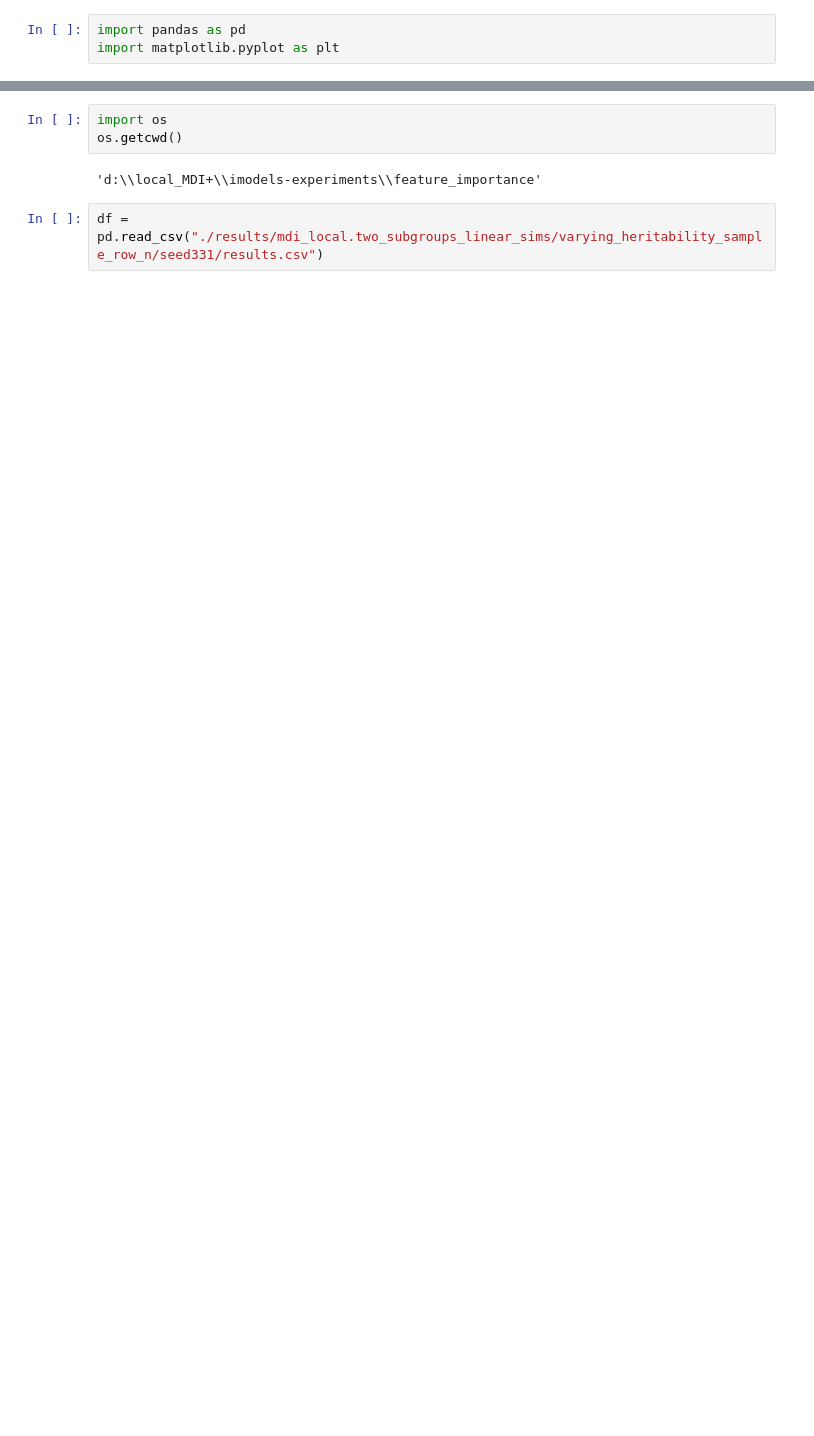
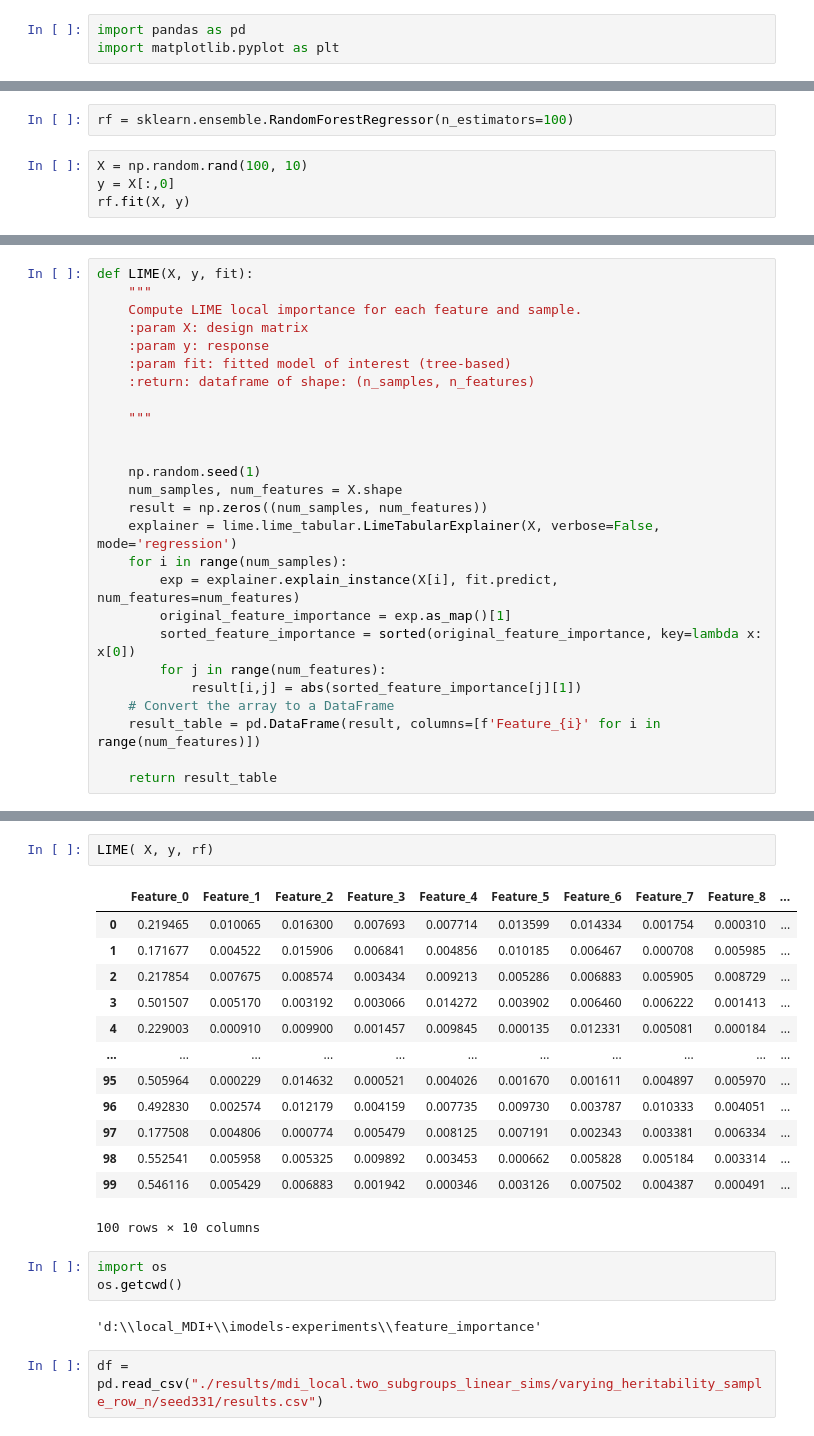
Before and after one commit to Yu-Group/imodels-experiments, a Jupyter notebook: feature_importance/local_MDI_plus_visulization.ipynb, the cells around one changed output, grey strips where cells are left out. Cells and saved outputs as stored; diff of their text form; blank space fills up the shorter version.

Commit message:
Update of Lime, etc

```diff
--- a/feature_importance/local_MDI_plus_visulization.ipynb
+++ b/feature_importance/local_MDI_plus_visulization.ipynb
@@ -3,0 +30,6 @@ import matplotlib.pyplot as plt
+# %%
+rf = sklearn.ensemble.RandomForestRegressor(n_estimators=100)
+# %%
+X = np.random.rand(100, 10)
+y = X[:,0]
+rf.fit(X, y)
@@ -3,0 +38,26 @@ import matplotlib.pyplot as plt
+# %%
+def LIME(X, y, fit):
+    """
+    Compute LIME local importance for each feature and sample.
+    :param X: design matrix
+    :param y: response
+    :param fit: fitted model of interest (tree-based)
+    :return: dataframe of shape: (n_samples, n_features)
+
+    """
+
+
+    np.random.seed(1)
+    num_samples, num_features = X.shape
+    result = np.zeros((num_samples, num_features))
+    explainer = lime.lime_tabular.LimeTabularExplainer(X, verbose=False, mode='regression')
+    for i in range(num_samples):
+        exp = explainer.explain_instance(X[i], fit.predict, num_features=num_features)
+        original_feature_importance = exp.as_map()[1]
+        sorted_feature_importance = sorted(original_feature_importance, key=lambda x: x[0])
+        for j in range(num_features):
+            result[i,j] = abs(sorted_feature_importance[j][1])
+    # Convert the array to a DataFrame
+    result_table = pd.DataFrame(result, columns=[f'Feature_{i}' for i in range(num_features)])
+
+    return result_table
@@ -4,3 +80,19 @@ import matplotlib.pyplot as plt
+# %%
+LIME( X, y, rf)
+# %% [output]
+|  | Feature_0 | Feature_1 | Feature_2 | Feature_3 | Feature_4 | Feature_5 | Feature_6 | Feature_7 | Feature_8 | ... |
+| 0 | 0.219465 | 0.010065 | 0.016300 | 0.007693 | 0.007714 | 0.013599 | 0.014334 | 0.001754 | 0.000310 | ... |
+| 1 | 0.171677 | 0.004522 | 0.015906 | 0.006841 | 0.004856 | 0.010185 | 0.006467 | 0.000708 | 0.005985 | ... |
+| 2 | 0.217854 | 0.007675 | 0.008574 | 0.003434 | 0.009213 | 0.005286 | 0.006883 | 0.005905 | 0.008729 | ... |
+| 3 | 0.501507 | 0.005170 | 0.003192 | 0.003066 | 0.014272 | 0.003902 | 0.006460 | 0.006222 | 0.001413 | ... |
+| 4 | 0.229003 | 0.000910 | 0.009900 | 0.001457 | 0.009845 | 0.000135 | 0.012331 | 0.005081 | 0.000184 | ... |
+| ... | ... | ... | ... | ... | ... | ... | ... | ... | ... | ... |
+| 95 | 0.505964 | 0.000229 | 0.014632 | 0.000521 | 0.004026 | 0.001670 | 0.001611 | 0.004897 | 0.005970 | ... |
+| 96 | 0.492830 | 0.002574 | 0.012179 | 0.004159 | 0.007735 | 0.009730 | 0.003787 | 0.010333 | 0.004051 | ... |
+| 97 | 0.177508 | 0.004806 | 0.000774 | 0.005479 | 0.008125 | 0.007191 | 0.002343 | 0.003381 | 0.006334 | ... |
+| 98 | 0.552541 | 0.005958 | 0.005325 | 0.009892 | 0.003453 | 0.000662 | 0.005828 | 0.005184 | 0.003314 | ... |
+| 99 | 0.546116 | 0.005429 | 0.006883 | 0.001942 | 0.000346 | 0.003126 | 0.007502 | 0.004387 | 0.000491 | ... |
+100 rows × 10 columns
 # %%
 import os
 os.getcwd()
```
Also changed, not shown: parts of 5 cells of this notebook, 3 other files.
